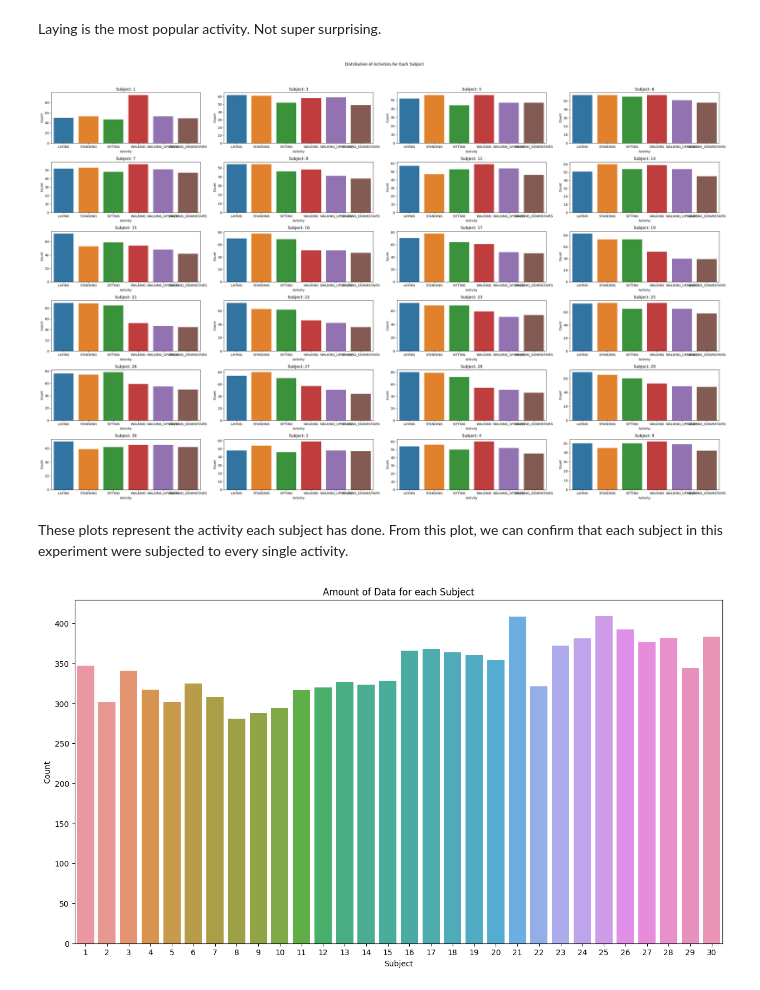
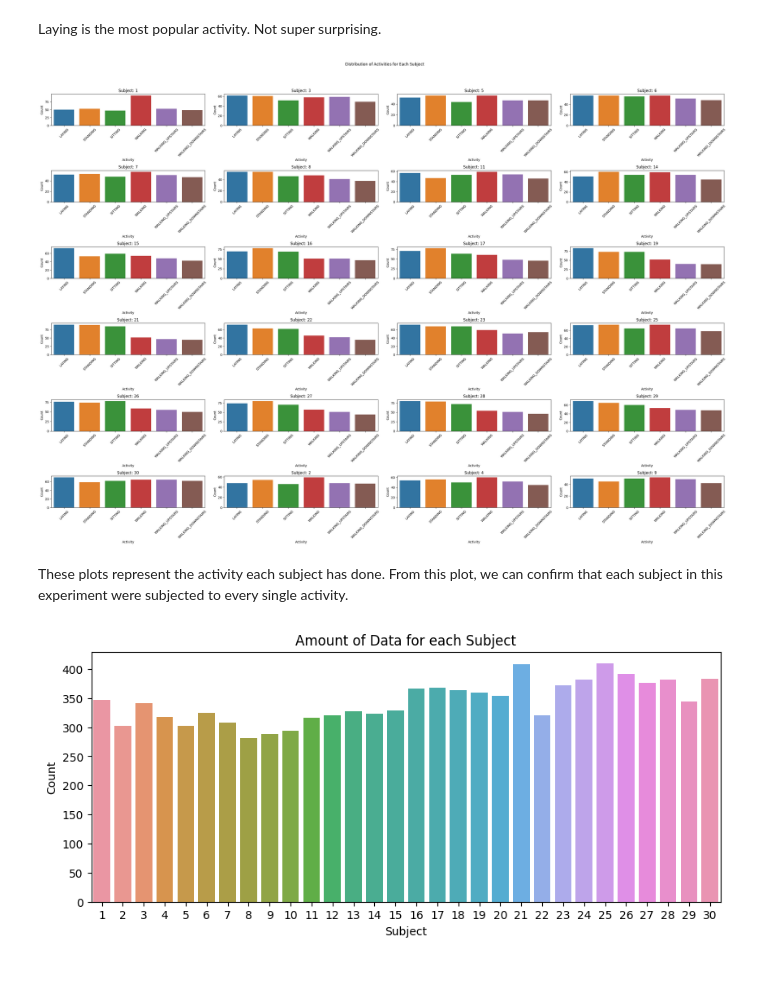
Before and after one commit to soumildatta/ActivityDetection, a Jupyter notebook: test.ipynb, the cells around one changed output. Drawn from its saved outputs; the diff is of its cells as text; code cells hidden in the pictures.

```diff
--- a/test.ipynb
+++ b/test.ipynb
@@ -85,35 +84,36 @@ Laying is the most popular activity. Not super surprising.
 unique_subjects = df['subject'].unique()
 n_subjects = len(unique_subjects)
 rows = math.ceil(n_subjects / 5)
 cols = 4
 
 # Order the activities beforehand so that they are in the same order every time
 activity_order = df['Activity'].value_counts().index.tolist()
 
-fig, axes = plt.subplots(rows, cols, figsize=(30, 20))
+fig, axes = plt.subplots(rows, cols, figsize=(30, 22))
 fig.suptitle('Distribution of Activities for Each Subject')
 
 for i, ax in enumerate(axes.flatten()):
     if i < n_subjects:
         # Filter the DataFrame for the current subject
         subject_df = df[df['subject'] == unique_subjects[i]]
 
         # Plotting the histogram with a consistent activity order
         sns.barplot(x=subject_df['Activity'].value_counts().index,
                     y=subject_df['Activity'].value_counts().values,
                     order=activity_order,  # Use the global order
                     ax=ax)
 
         ax.set_title(f'Subject: {unique_subjects[i]}')
         ax.set_xlabel('Activity')
+        ax.set_xticklabels(ax.get_xticklabels(), rotation=45)
         ax.set_ylabel('Count')
     else:
         fig.delaxes(ax)
 
 plt.tight_layout(rect=[0, 0.03, 1, 0.95])
 plt.show()
 # %% [output]
-[figure, old version]
+[figure, new version]
 # %% [markdown]
 These plots represent the activity each subject has done. From this plot, we can confirm that each subject in this experiment were subjected to every single activity.
 # %%
@@ -126,11 +126,11 @@ subject_row_counts = df.groupby('subject').size()
 subject_row_counts_df = subject_row_counts.reset_index(name='Count')
 # print(subject_row_counts_df)
 # %%
-plt.figure(figsize=(15, 8))
+plt.figure(figsize=(10, 4))
 sns.barplot(x=subject_row_counts_df['subject'].values, y=subject_row_counts_df['Count'].values)
 plt.title('Amount of Data for each Subject')
 plt.ylabel('Count')
 plt.xlabel('Subject')
 plt.show()
 # %% [output]
-[figure, old version]
+[figure, new version]
```
Also changed, not shown: parts of 1 cell of this notebook.
